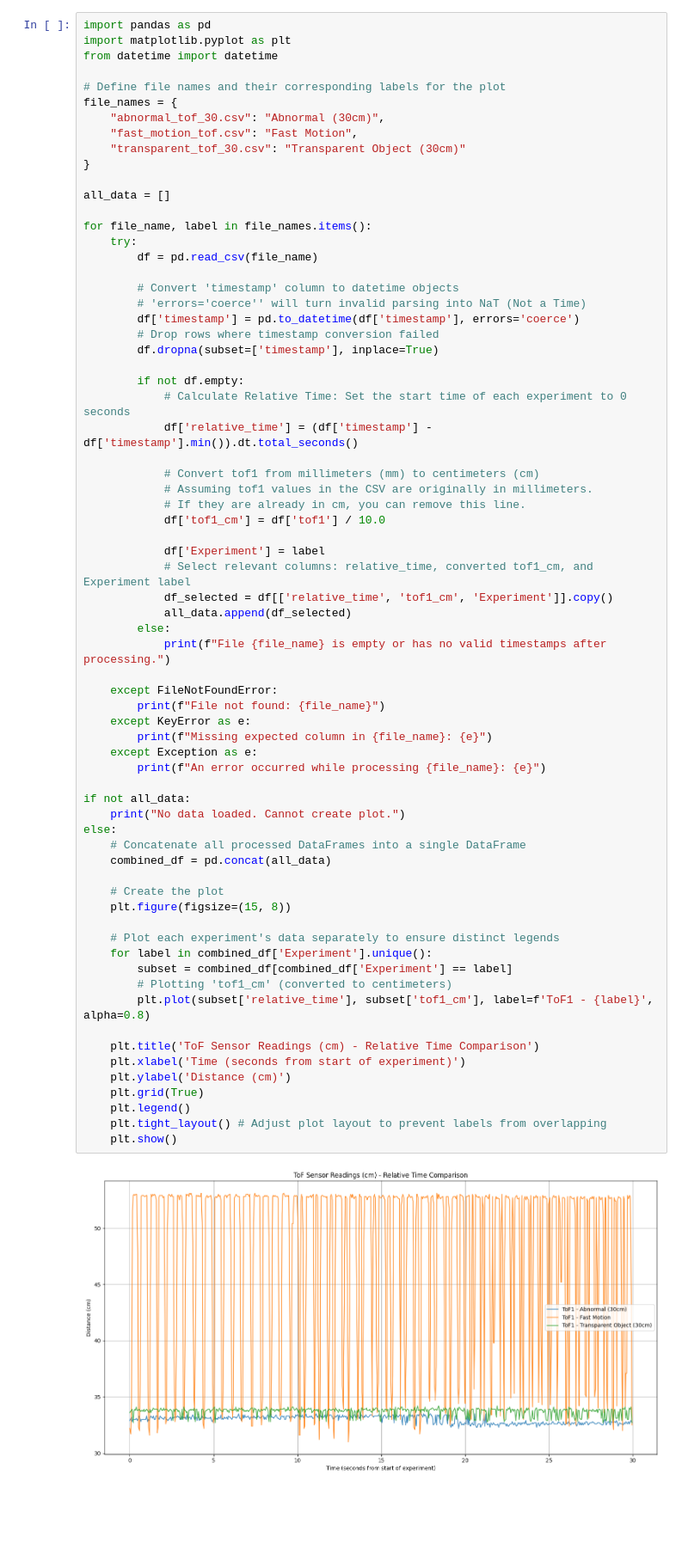
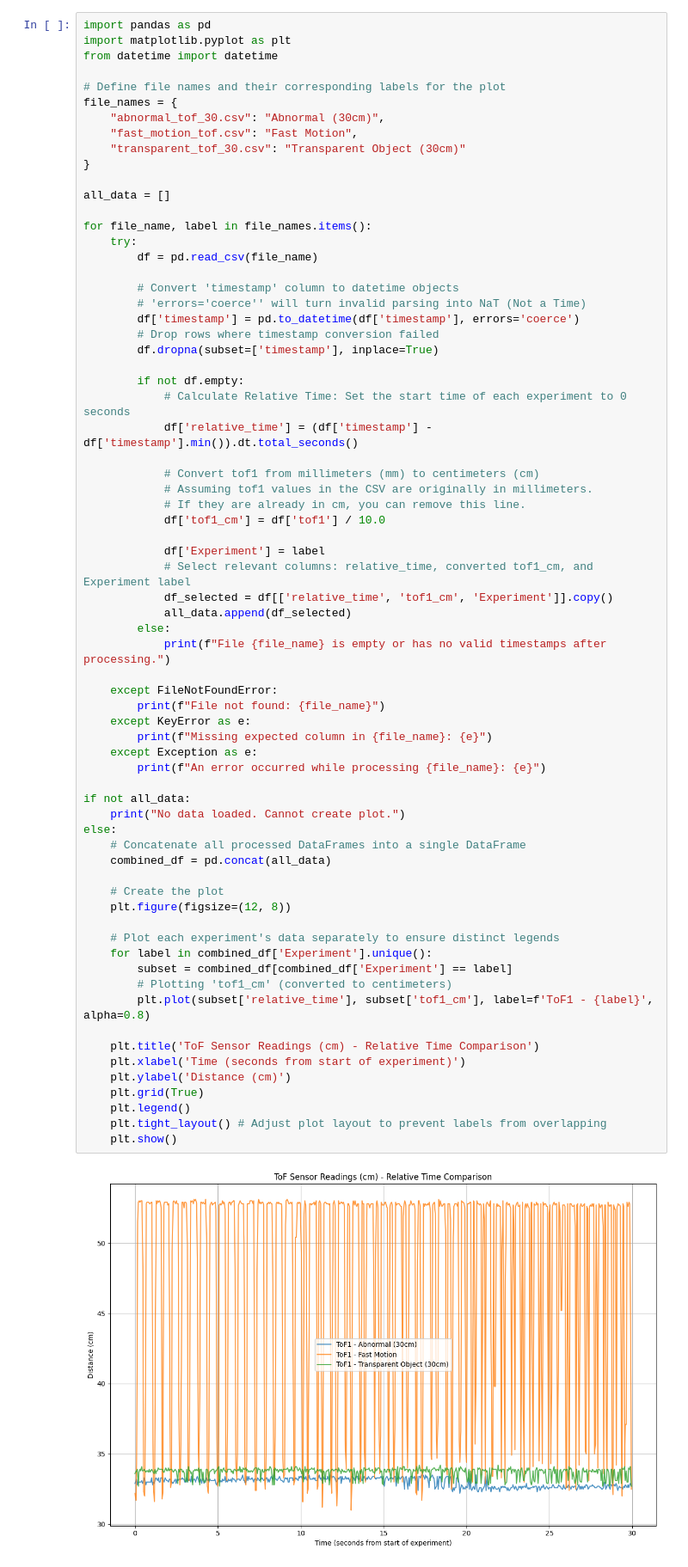
Before and after one commit to Achira03/h2c_work, a Jupyter notebook: aj.sahapong/app_sign.ipynb, the cells around one changed output. Shown at 86% size. Saved outputs shown, nothing was run; the diff lists cells and outputs as text; blank space fills up the shorter version.

```diff
--- a/aj.sahapong/app_sign.ipynb
+++ b/aj.sahapong/app_sign.ipynb
@@ -121,32 +121,32 @@ for file_name, label in file_names.items():
 
     except FileNotFoundError:
         print(f"File not found: {file_name}")
     except KeyError as e:
         print(f"Missing expected column in {file_name}: {e}")
     except Exception as e:
         print(f"An error occurred while processing {file_name}: {e}")
 
 if not all_data:
     print("No data loaded. Cannot create plot.")
 else:
     # Concatenate all processed DataFrames into a single DataFrame
     combined_df = pd.concat(all_data)
 
     # Create the plot
-    plt.figure(figsize=(15, 8))
+    plt.figure(figsize=(12, 8))
 
     # Plot each experiment's data separately to ensure distinct legends
     for label in combined_df['Experiment'].unique():
         subset = combined_df[combined_df['Experiment'] == label]
         # Plotting 'tof1_cm' (converted to centimeters)
         plt.plot(subset['relative_time'], subset['tof1_cm'], label=f'ToF1 - {label}', alpha=0.8)
 
     plt.title('ToF Sensor Readings (cm) - Relative Time Comparison')
     plt.xlabel('Time (seconds from start of experiment)')
     plt.ylabel('Distance (cm)')
     plt.grid(True)
     plt.legend()
     plt.tight_layout() # Adjust plot layout to prevent labels from overlapping
     plt.show()
 # %% [output]
-[figure, old version]
+[figure, new version]
```
